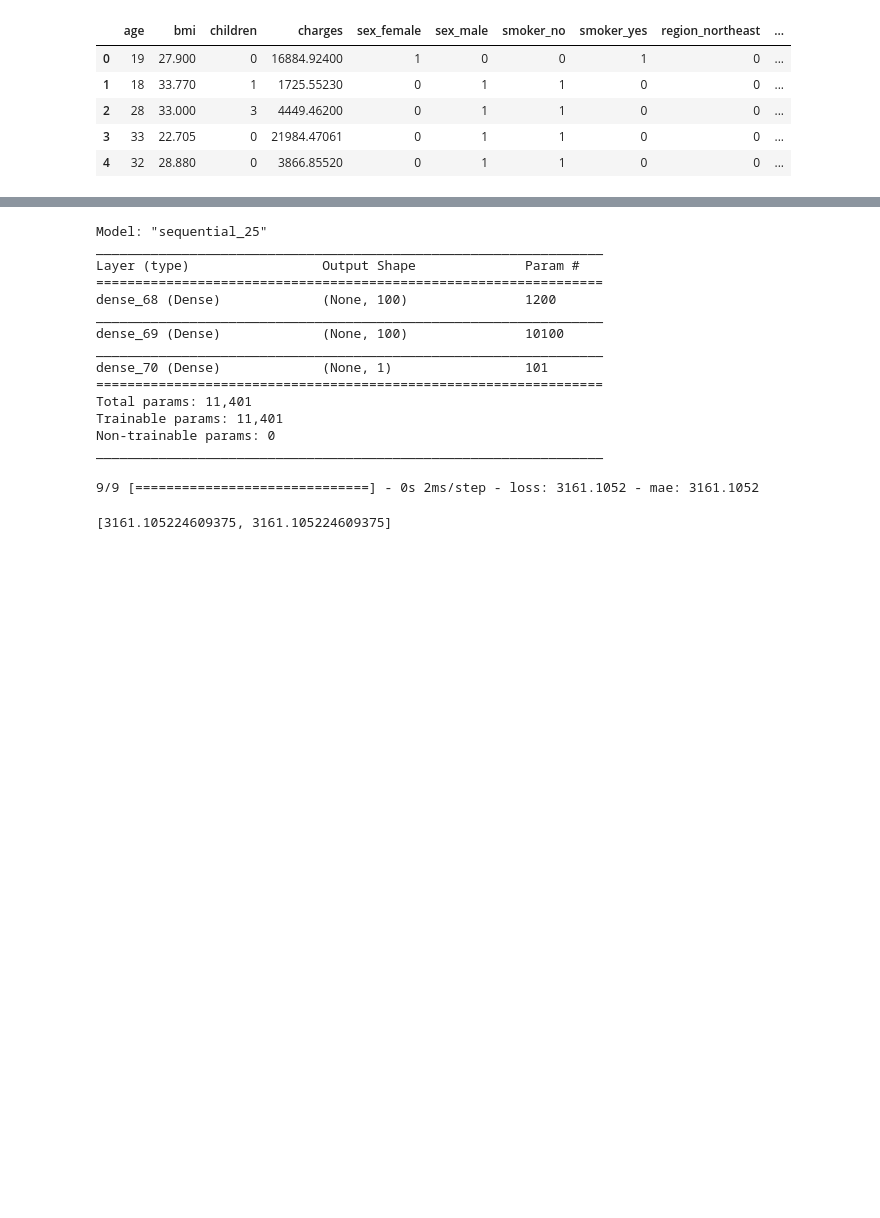
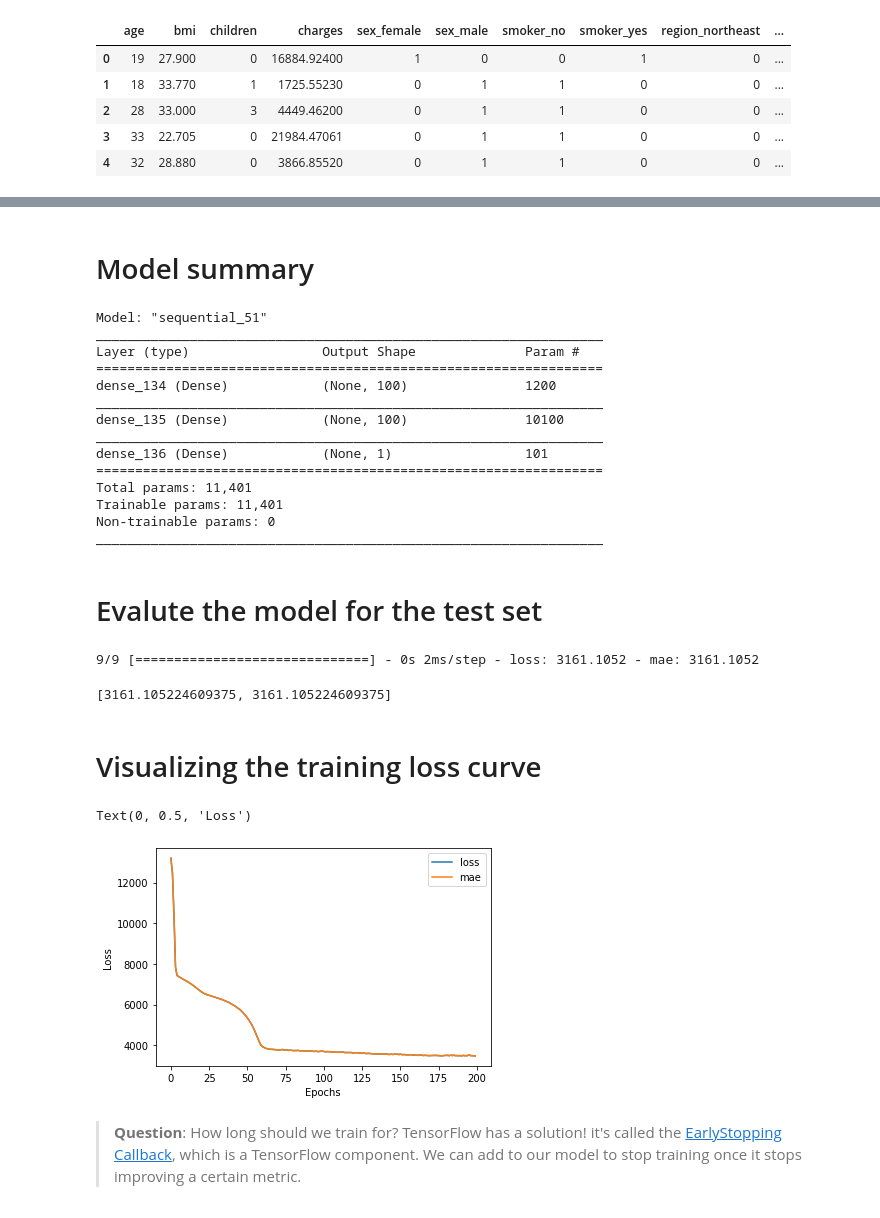
Before and after one commit to siamislam1603/Deep-Learning-with-TensorFlow, a Jupyter notebook: 01_nn_medical_cost_prediction.ipynb, the cells around one changed output, grey strips where cells are left out. Saved outputs shown, nothing was run; the diff lists cells and outputs as text; code cells hidden in the pictures; blank space fills up the shorter version.

Commit message:
Visualizing the training loss curve

```diff
--- a/01_nn_medical_cost_prediction.ipynb
+++ b/01_nn_medical_cost_prediction.ipynb
@@ -35,6 +41,5 @@ X_train,X_test,y_train,y_test=train_test_split(X,y,test_size=0.2,random_state=42
 # %%
 tf.random.set_seed(42)
-
 # 1. Create a model
 insurance_model=tf.keras.Sequential([
   # Hidden Layer consisting of 100 neurons
@@ -51,6 +56,6 @@ insurance_model.compile(loss=tf.keras.losses.mae,
                         metrics=["mae"])
 
 # 3. Fit the model
-insurance_model.fit(X_train,y_train,epochs=200)
+history=insurance_model.fit(X_train,y_train,epochs=200)
 # %% [output]
 Epoch 1/200
@@ -74,23 +78,39 @@ Epoch 200/200
+# %% [markdown]
+# Model summary
 # %%
 insurance_model.summary()
 # %% [output]
-Model: "sequential_25"
+Model: "sequential_51"
 _________________________________________________________________
 Layer (type)                 Output Shape              Param #
 =================================================================
-dense_68 (Dense)             (None, 100)               1200
+dense_134 (Dense)            (None, 100)               1200
 _________________________________________________________________
-dense_69 (Dense)             (None, 100)               10100
+dense_135 (Dense)            (None, 100)               10100
 _________________________________________________________________
-dense_70 (Dense)             (None, 1)                 101
+dense_136 (Dense)            (None, 1)                 101
 =================================================================
 Total params: 11,401
 Trainable params: 11,401
 Non-trainable params: 0
 _________________________________________________________________
+# %% [markdown]
+# Evalute the model for the test set
 # %%
 # Evaluate the model on test data
 insurance_model.evaluate(X_test,y_test)
 # %% [output]
 9/9 [==============================] - 0s 2ms/step - loss: 3161.1052 - mae: 3161.1052
 [3161.105224609375, 3161.105224609375]
+# %% [markdown]
+# Visualizing the training loss curve
+# %%
+pd.DataFrame(history.history).plot()
+plt.xlabel('Epochs')
+plt.ylabel('Loss')
+# %% [output]
+Text(0, 0.5, 'Loss')
+[figure, added]
+# %% [markdown]
+> **Question**: How long should we train for?
+TensorFlow has a solution! it's called the [EarlyStopping Callback](https://www.tensorflow.org/api_docs/python/tf/keras/callbacks/EarlyStopping), which is a TensorFlow component. We can add to our model to stop training once it stops improving a certain metric.
```
Also changed, not shown: parts of 3 cells of this notebook.
